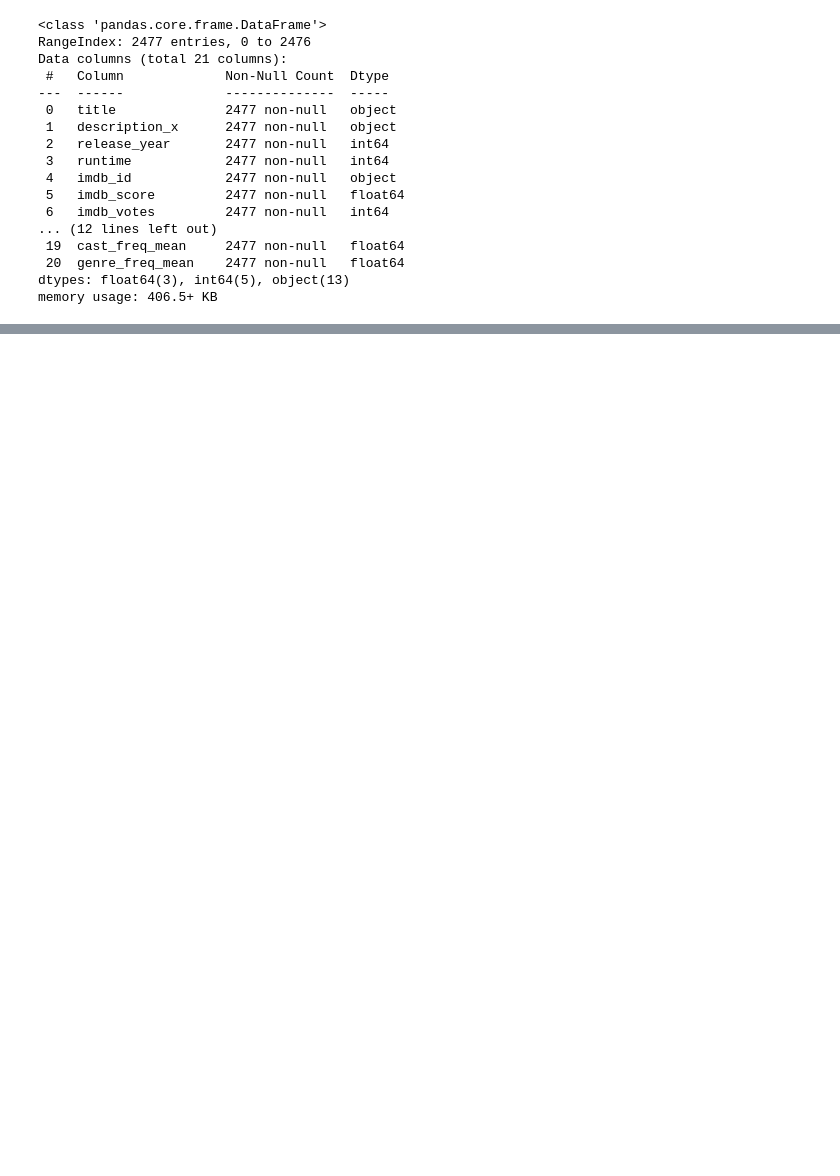
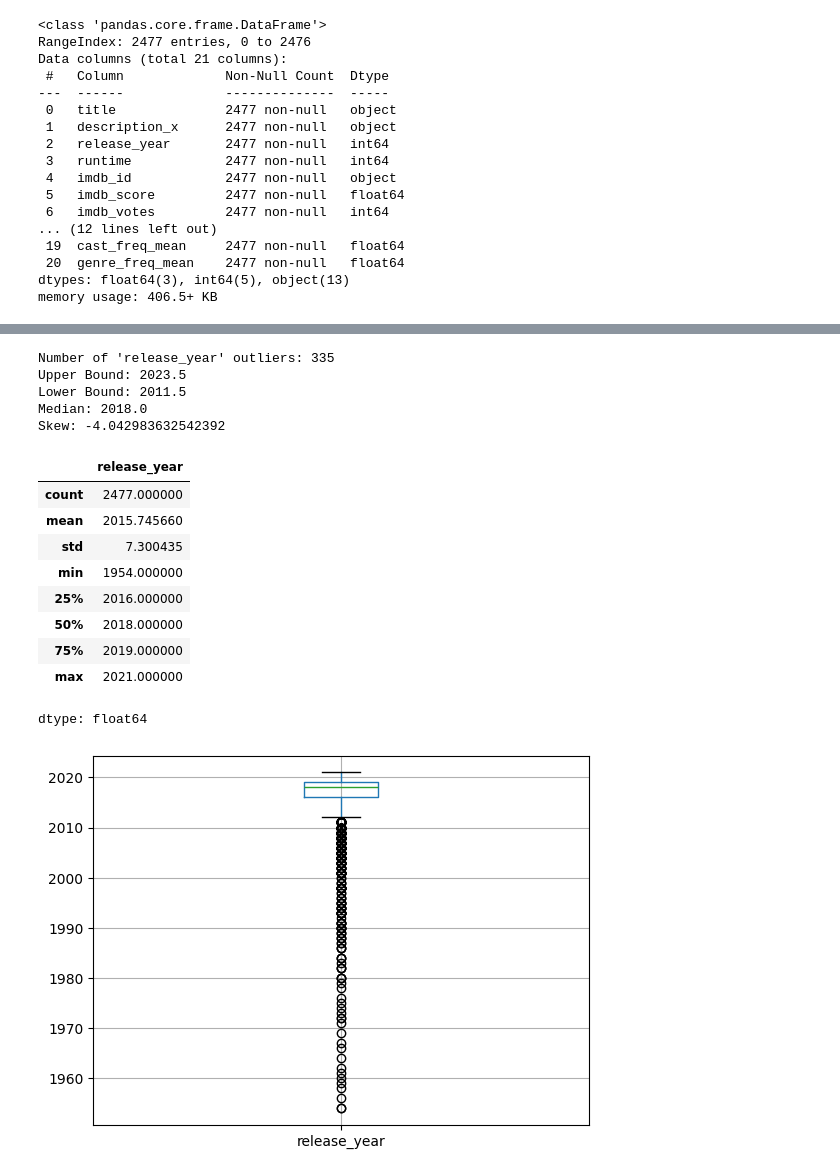
Before and after one commit to anthonybrown0528/csc-442-course-project, a Jupyter notebook: notebook/merge_cleaned_datasets.ipynb, the cells around one changed output, grey strips where cells are left out. Cells and saved outputs as stored; diff of their text form; code cells hidden in the pictures; blank space fills up the shorter version.

Commit message:
Added outlier analysis

```diff
--- a/notebook/merge_cleaned_datasets.ipynb
+++ b/notebook/merge_cleaned_datasets.ipynb
@@ -114,0 +134,32 @@ memory usage: 406.5+ KB
+# %%
+# release_year outliers
+col = 'release_year'
+iqr = netflix_film_imdb_data[col].quantile(0.75) - netflix_film_imdb_data[col].quantile(0.25)
+
+lower_bound = netflix_film_imdb_data[col].quantile(0.25) - 1.5 * iqr
+upper_bound = netflix_film_imdb_data[col].quantile(0.75) + 1.5 * iqr
+
+print(f"Number of '{col}' outliers: {((netflix_film_imdb_data[col] < lower_bound) | (netflix_film_imdb_data[col] > upper_bound)).sum()}")
+print(f"Upper Bound: {upper_bound}")
+print(f"Lower Bound: {lower_bound}")
+print(f"Median: {netflix_film_imdb_data[col].median()}")
+print(f"Skew: {netflix_film_imdb_data[col].skew()}")
+netflix_film_imdb_data.boxplot(column=[col])
+netflix_film_imdb_data[col].describe()
+# %% [output]
+Number of 'release_year' outliers: 335
+Upper Bound: 2023.5
+Lower Bound: 2011.5
+Median: 2018.0
+Skew: -4.042983632542392
+|  | release_year |
+| count | 2477.000000 |
+| mean | 2015.745660 |
+| std | 7.300435 |
+| min | 1954.000000 |
+| 25% | 2016.000000 |
+| 50% | 2018.000000 |
+| 75% | 2019.000000 |
+| max | 2021.000000 |
+dtype: float64
+[figure, added]
```
Also changed, not shown: parts of 17 cells of this notebook.
